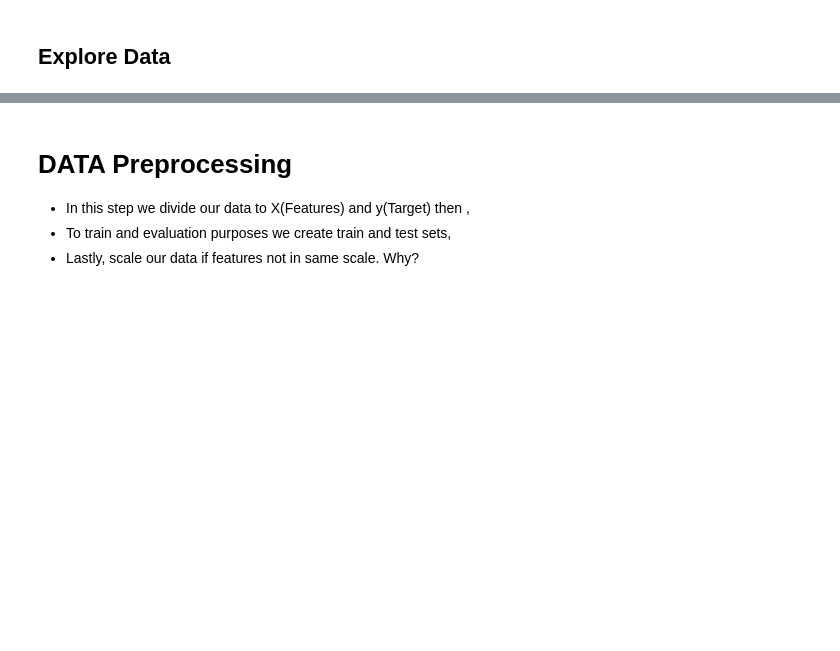
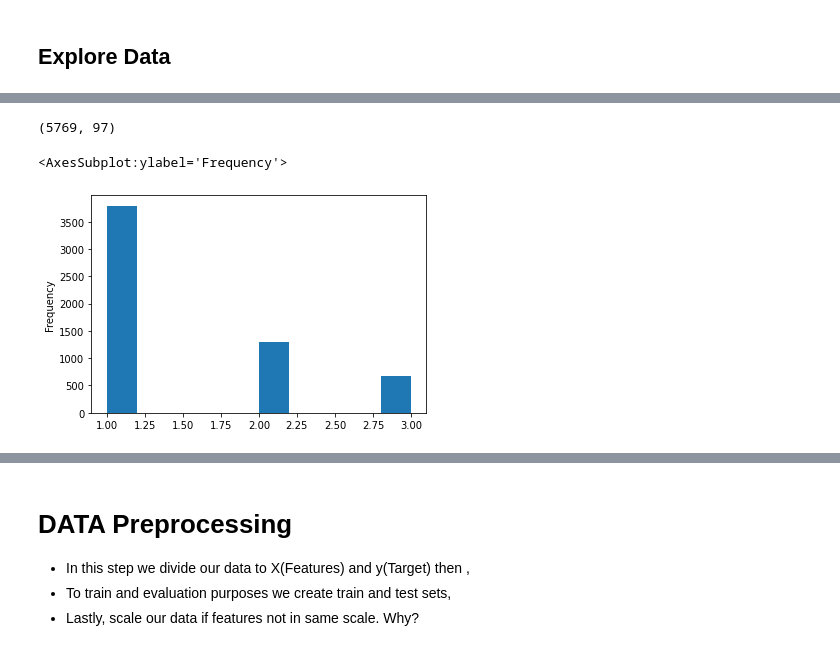
Before and after one commit to muhsinayaz/my-projects, a Jupyter notebook: ML-Project-2 Soldiers-Race-Classification/soldier_race_project_students.ipynb, the cells around one changed output, grey strips where cells are left out. Cells and saved outputs as stored; diff of their text form; code cells hidden in the pictures; blank space fills up the shorter version.

```diff
--- a/ML-Project-2 Soldiers-Race-Classification/soldier_race_project_students.ipynb
+++ b/ML-Project-2 Soldiers-Race-Classification/soldier_race_project_students.ipynb
@@ -82,0 +272,2 @@ Besides Numpy and Pandas, you need to import the necessary modules for data visu
+# %%
+df = df[["dodrace"]].join(df.drop(["dodrace"], axis=1))
@@ -82,0 +335,14 @@ Besides Numpy and Pandas, you need to import the necessary modules for data visu
+# %%
+drop_columns = ["subjectnumericrace",
+                "subjectid",
+                "date",
+                "installation",
+                "component",
+                "branch",
+                "primarymos",
+                "subjectsbirthlocation",
+                "ethnicity",
+                "age",
+                "writingpreference"]
+# %%
+df.drop(drop_columns, inplace=True, axis=1)
@@ -82,0 +400,11 @@ Besides Numpy and Pandas, you need to import the necessary modules for data visu
+# %%
+df.drop(df[df['dodrace'] > 3].index, inplace = True)
+# %%
+df.shape
+# %% [output]
+(5769, 97)
+# %%
+df['dodrace'].plot(kind='hist')
+# %% [output]
+<AxesSubplot:ylabel='Frequency'>
+[figure, added]
```
Also changed, not shown: parts of 62 cells of this notebook.
